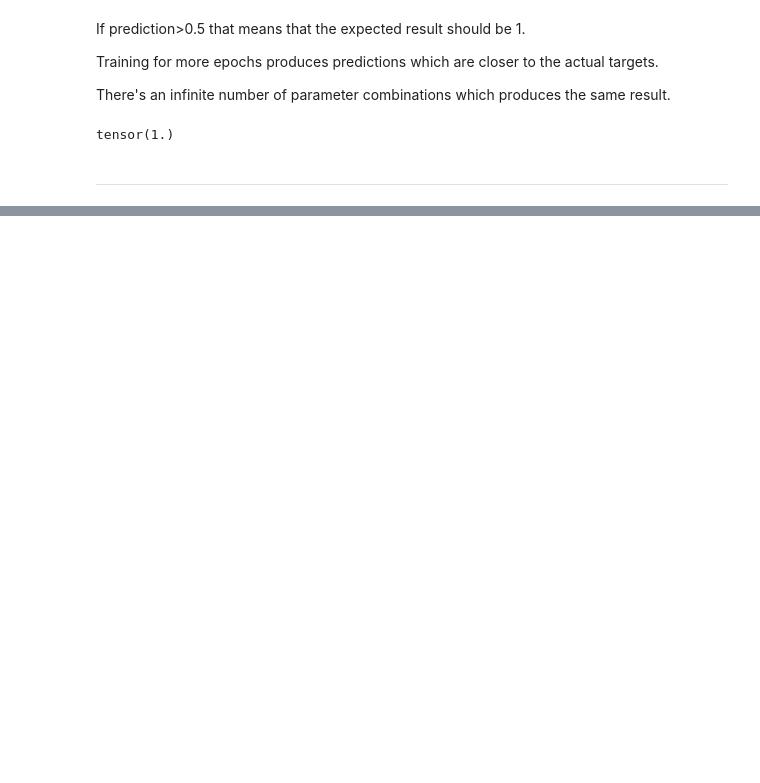
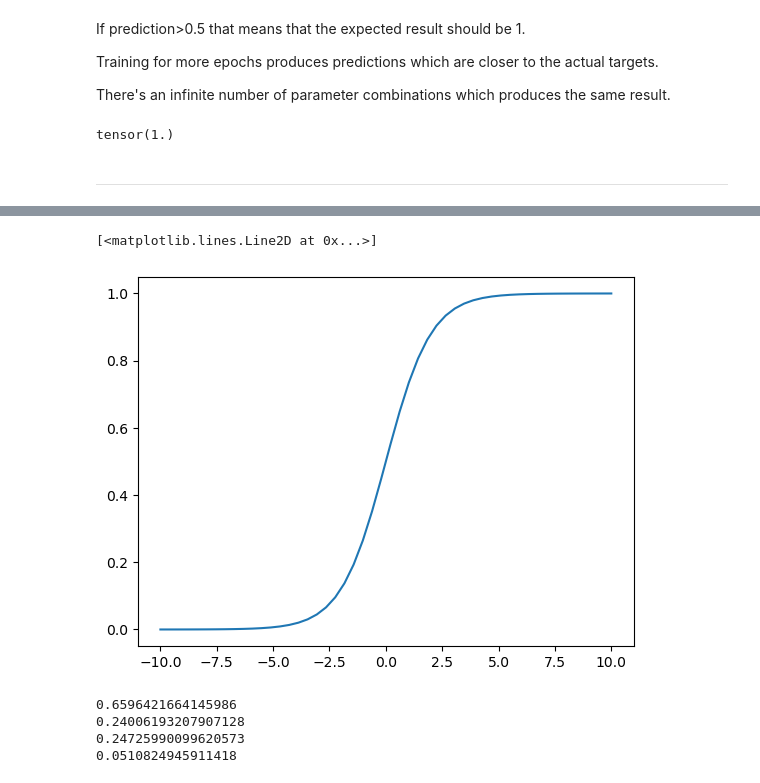
Before and after one commit to gpetrousov/notebooks, a Jupyter notebook: exp_notebooks/neural_networks.ipynb, the cells around one changed output, grey strips where cells are left out. Saved outputs shown, nothing was run; the diff lists cells and outputs as text; code cells hidden in the pictures; blank space fills up the shorter version.

Commit message:
Perceptron validation and Sigmoid

```diff
--- a/exp_notebooks/neural_networks.ipynb
+++ b/exp_notebooks/neural_networks.ipynb
@@ -261,0 +404,9 @@ tensor(1.)
+# %%
+import matplotlib.pyplot as plt
+import numpy as np
+
+x = np.linspace(-10, 10, 50)
+plt.plot(x, 1/(1+np.exp(-x)))
+# %% [output]
+[<matplotlib.lines.Line2D at 0x...>]
+[figure, added]
@@ -261,0 +416,11 @@ tensor(1.)
+# %%
+# Validate outputs from Neuron in VHDL with values from sigmoid for all possible input values
+print(sigmoid(0.6617))   # in1:1 in2:1
+print(sigmoid(-1.15234)) # in1:1 in2:0
+print(sigmoid(-1.11328)) # in1:0 in2:1
+print(sigmoid(-2.92188)) # in1:0 in2:0
+# %% [output]
+0.6596421664145986
+0.24006193207907128
+0.24725990099620573
+0.0510824945911418
```
Also changed, not shown: parts of 21 cells of this notebook.
